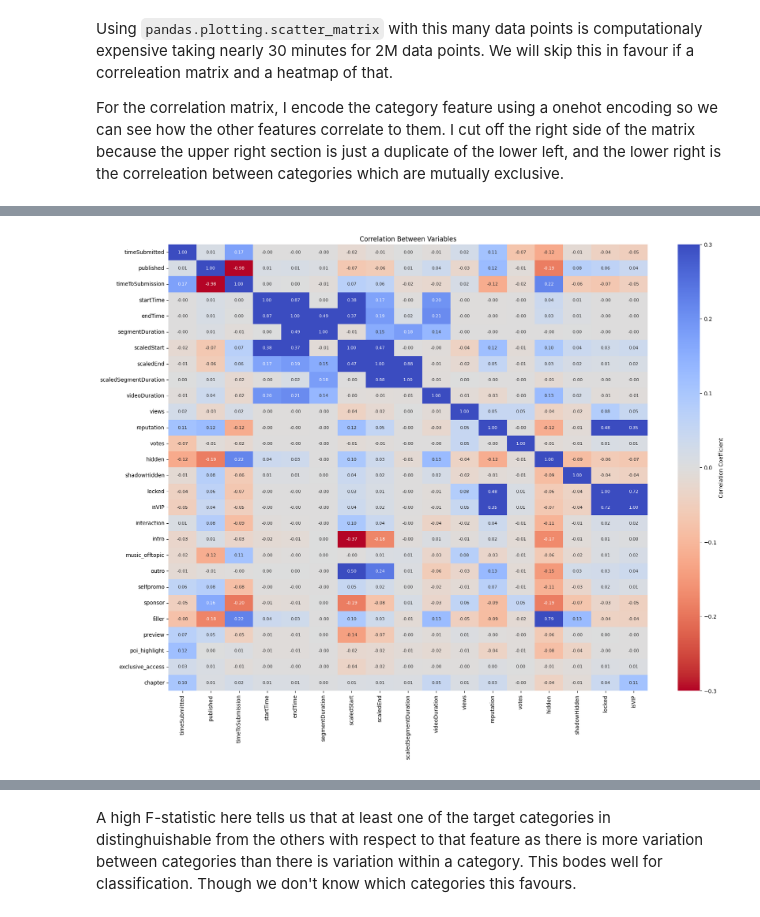
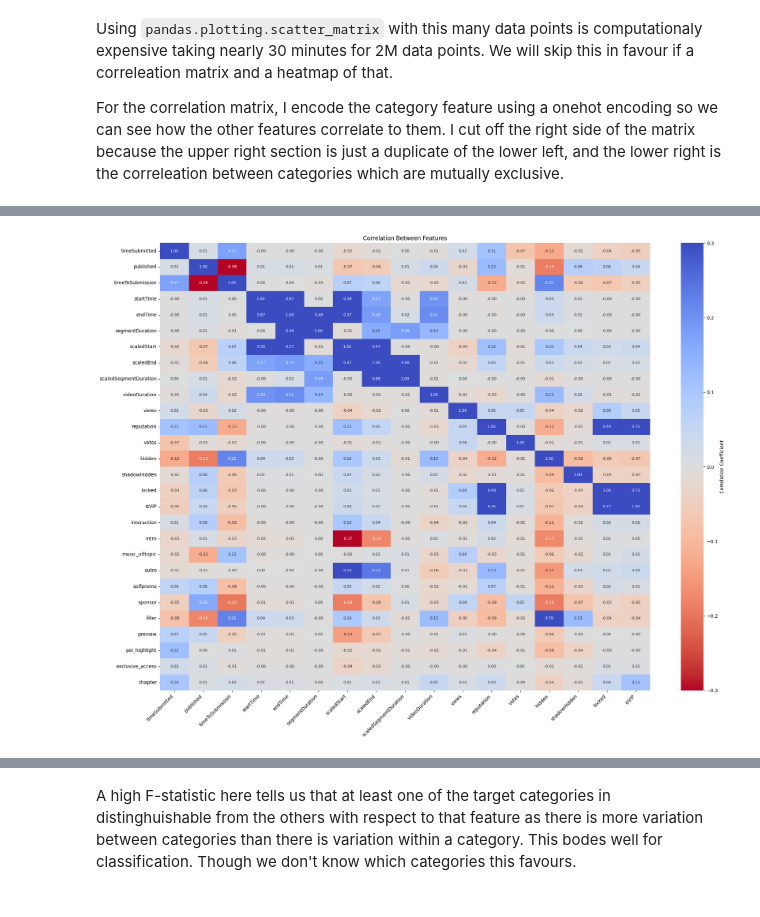
Before and after one commit to t-makaro/503-Project, a Jupyter notebook: src/data_vis.ipynb, the cells around one changed output, grey strips where cells are left out. Cells and saved outputs as stored; diff of their text form; code cells hidden in the pictures.

```diff
--- a/src/data_vis.ipynb
+++ b/src/data_vis.ipynb
@@ -182,10 +176,14 @@ display(styled_left_matrix)
 # %%
 plt.figure(figsize=(20, 15))
 sns.heatmap(left_matrix.apply(pd.to_numeric, errors='coerce'), cmap='coolwarm_r', vmin=-0.3, vmax=0.3, cbar_kws={'label': 'Correlation Coefficient'}, annot=True, fmt=".2f", annot_kws={"size": 8})
-plt.title('Correlation Between Variables')
+plt.title('Correlation Between Features')
+plt.xticks(rotation=45, ha='right')
+plt.tight_layout()
+
+plt.savefig(f'./images/{plt.gca().get_title()}.png')
 plt.show()
 # %% [output]
-[figure, old version]
+[figure, new version]
 # %%
 from scipy.stats import f_oneway
 
```
Also changed, not shown: parts of 27 cells of this notebook, 1 other file.
